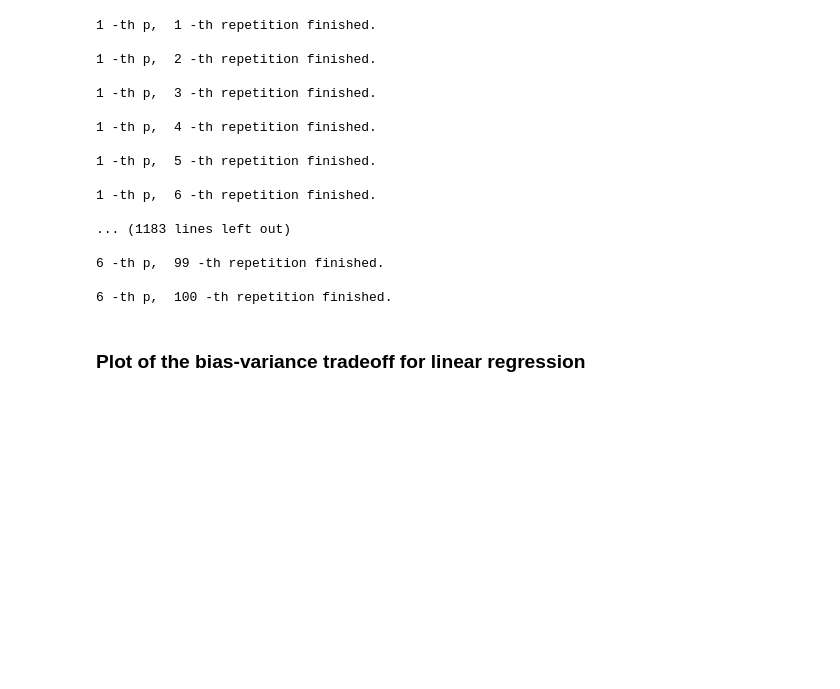
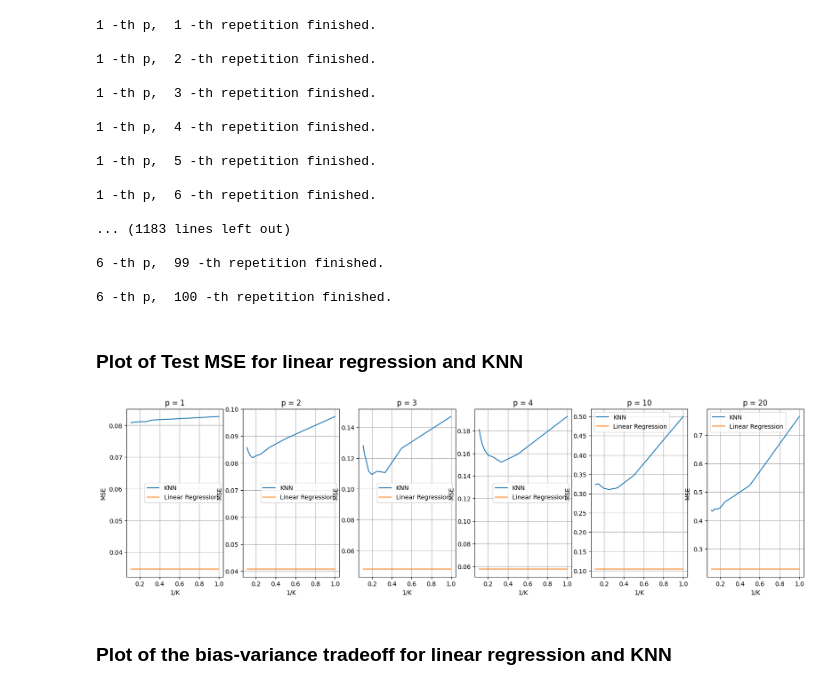
Before and after one commit to PiusCarbon/StatML, a Jupyter notebook: assignment1.ipynb, the cells around one changed output. Cells and saved outputs as stored; diff of their text form; code cells hidden in the pictures; blank space fills up the shorter version.

```diff
--- a/assignment1.ipynb
+++ b/assignment1.ipynb
@@ -744,8 +742,27 @@ for i in np.arange(0, len(puse)):
 6 -th p,  99 -th repetition finished.
 
 6 -th p,  100 -th repetition finished.
+# %% [markdown]
+### Plot of Test MSE for linear regression and KNN
+# %%
+fig, axes = plt.subplots(1, len(puse), figsize=(20, 5))
+
+for idx, p_val in enumerate(puse):
+    mse_knn = out_knn[(out_knn['component'] == 'MSE') & (out_knn['p'] == f"p = {p_val}")]
+    mse_lm = out_lm[(out_lm['component'] == 'MSE') & (out_lm['p'] == f"p = {p_val}")]
+    axes[idx].plot(mse_knn['K'], mse_knn['error'], label='KNN')
+    # plot horizontal line for linear regression
+    arr = np.array([mse_lm['error'].iloc[0]] * len(mse_knn['K']))
+    axes[idx].plot(mse_knn['K'], arr, label='Linear Regression')
+    axes[idx].set_title(f"p = {p_val}")
+    axes[idx].set_xlabel('1/K')
+    axes[idx].set_ylabel('MSE')
+    axes[idx].legend()
+    axes[idx].grid()
+# %% [output]
+[figure, added]
 # %% [markdown]
-### Plot of the bias-variance tradeoff for linear regression
+### Plot of the bias-variance tradeoff for linear regression and KNN
 # %%
 # Plot the results
 fig, ax = plt.subplots(1, 2, figsize=(12, 6))
```
Also changed, not shown: parts of 15 cells of this notebook.
